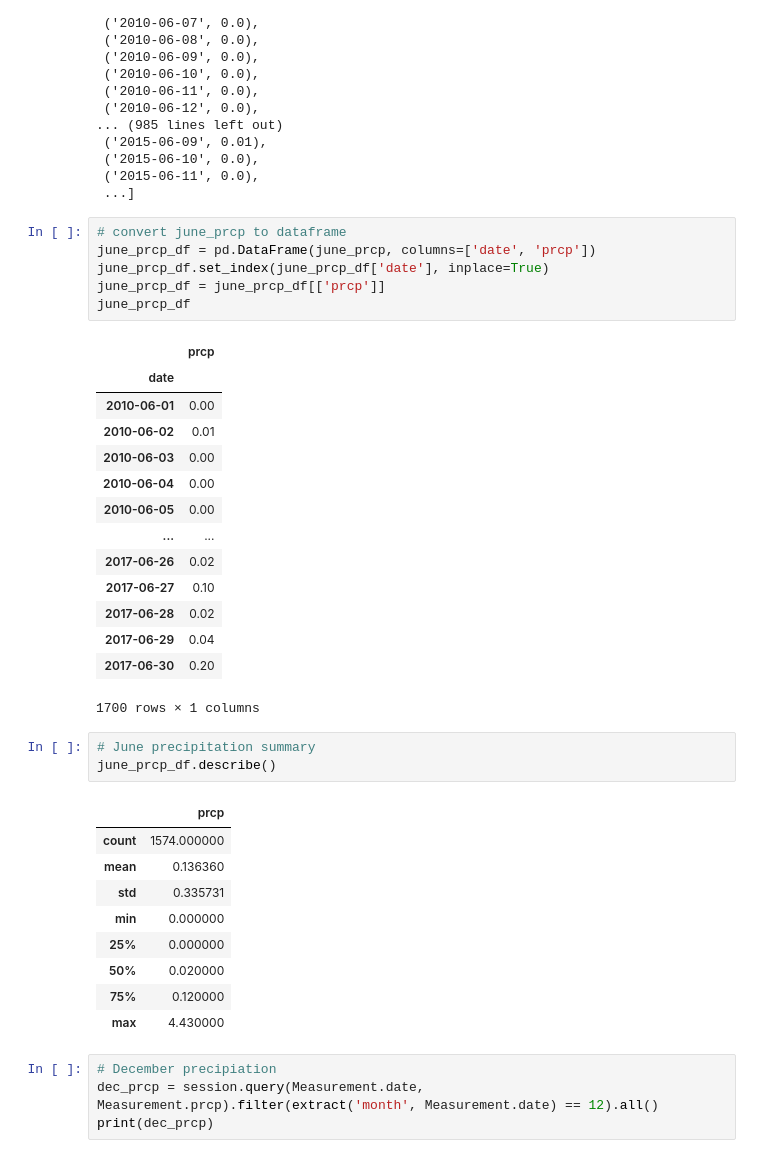
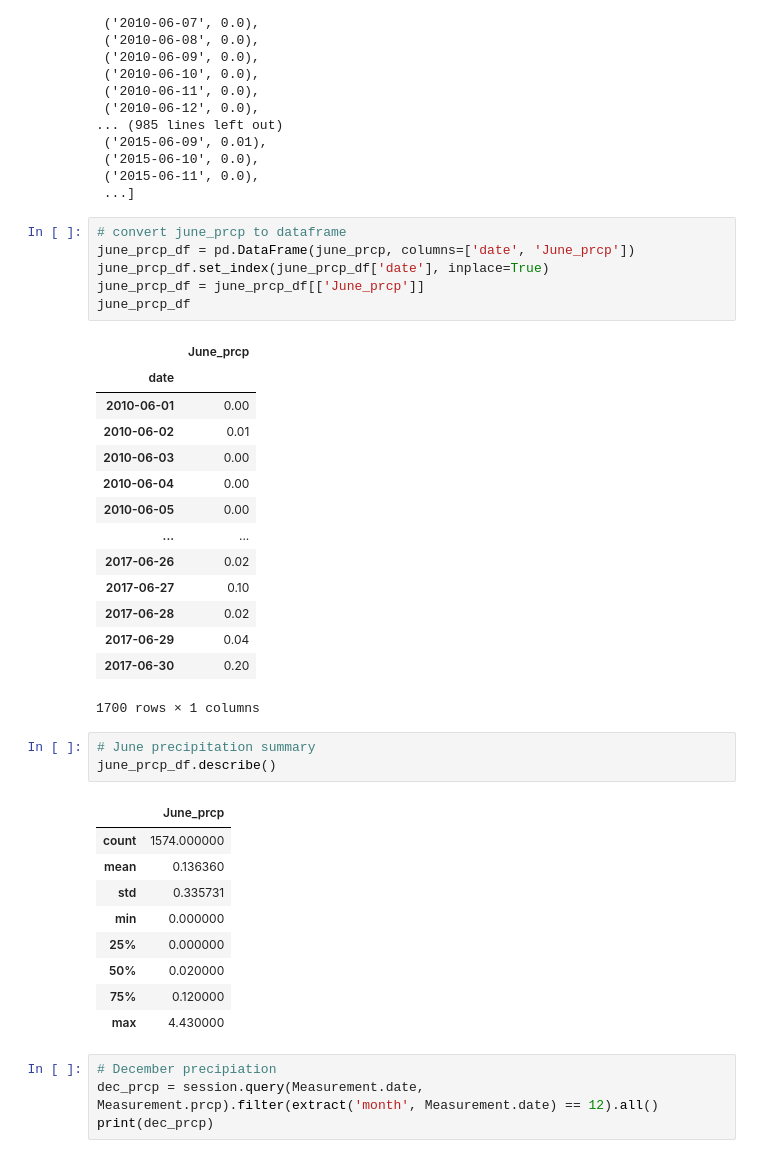
Before and after one commit to DSupps/surfs_up_new, a Jupyter notebook: SurfsUp_Challenge.ipynb, the cells around one changed output. Cells and saved outputs as stored; diff of their text form.

```diff
--- a/SurfsUp_Challenge.ipynb
+++ b/SurfsUp_Challenge.ipynb
@@ -222,12 +222,12 @@ june_prcp
  ...]
 # %%
 # convert june_prcp to dataframe
-june_prcp_df = pd.DataFrame(june_prcp, columns=['date', 'prcp'])
+june_prcp_df = pd.DataFrame(june_prcp, columns=['date', 'June_prcp'])
 june_prcp_df.set_index(june_prcp_df['date'], inplace=True)
-june_prcp_df = june_prcp_df[['prcp']]
+june_prcp_df = june_prcp_df[['June_prcp']]
 june_prcp_df
 # %% [output]
-|  | prcp |
+|  | June_prcp |
 | date |  |
 | 2010-06-01 | 0.00 |
 | 2010-06-02 | 0.01 |
@@ -245,7 +245,7 @@ june_prcp_df
 # June precipitation summary
 june_prcp_df.describe()
 # %% [output]
-|  | prcp |
+|  | June_prcp |
 | count | 1574.000000 |
 | mean | 0.136360 |
 | std | 0.335731 |
```
Also changed, not shown: parts of 8 cells of this notebook.
